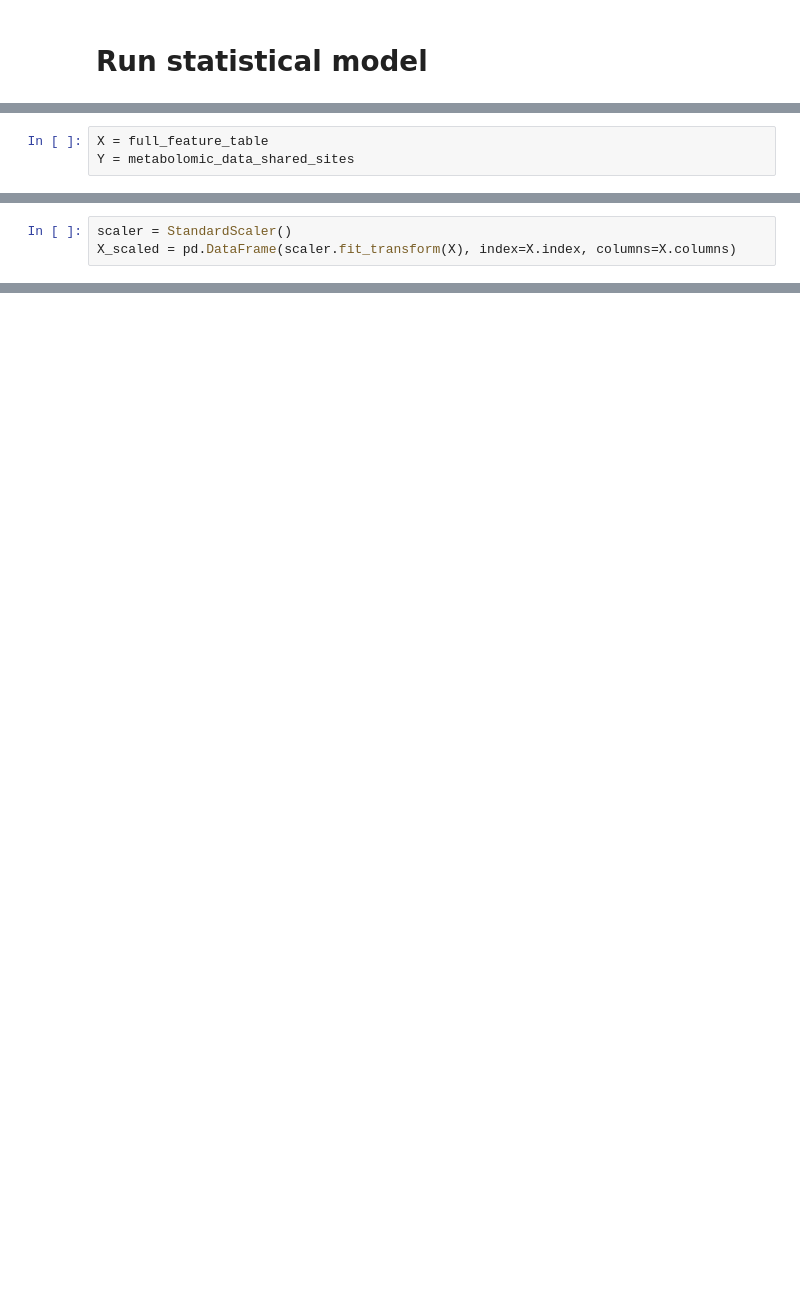
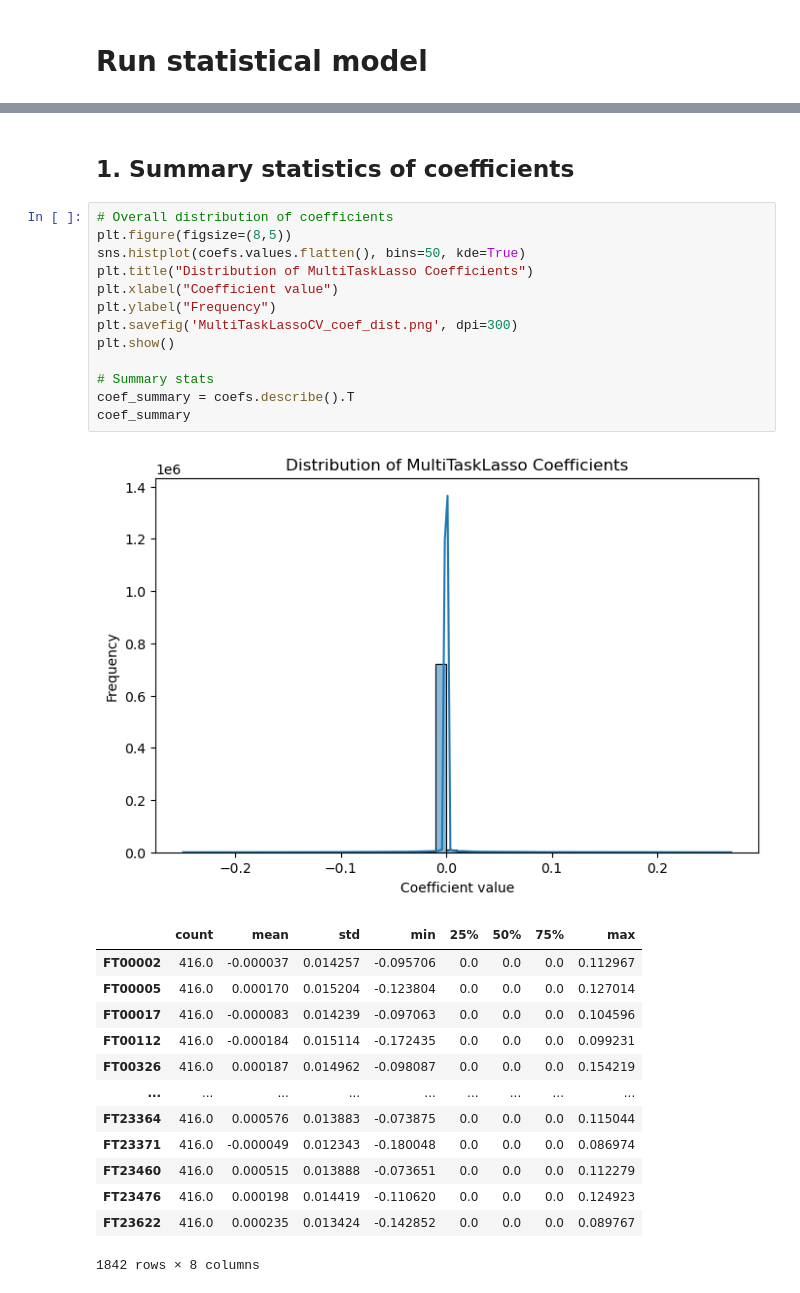
Before and after one commit to oramar1256/OMGeEP_AECO_Hackathon, a Jupyter notebook: OMGeEP_AECO_Hackathon.ipynb, the cells around one changed output, grey strips where cells are left out. Saved outputs shown, nothing was run; the diff lists cells and outputs as text; blank space fills up the shorter version.

```diff
--- a/OMGeEP_AECO_Hackathon.ipynb
+++ b/OMGeEP_AECO_Hackathon.ipynb
@@ -421,3 +377,0 @@ from sklearn.model_selection import StratifiedKFold, cross_val_score
-# %%
-X = full_feature_table
-Y = metabolomic_data_shared_sites
@@ -458,3 +377,0 @@ Name: Sum_Carotenes, dtype: object
-# %%
-scaler = StandardScaler()
-X_scaled = pd.DataFrame(scaler.fit_transform(X), index=X.index, columns=X.columns)
@@ -492,0 +439,30 @@ LogisticRegression does not accept missing values encoded as NaN natively. For s
+# %% [markdown]
+## 1. Summary statistics of coefficients
+# %%
+# Overall distribution of coefficients
+plt.figure(figsize=(8,5))
+sns.histplot(coefs.values.flatten(), bins=50, kde=True)
+plt.title("Distribution of MultiTaskLasso Coefficients")
+plt.xlabel("Coefficient value")
+plt.ylabel("Frequency")
+plt.savefig('MultiTaskLassoCV_coef_dist.png', dpi=300)
+plt.show()
+
+# Summary stats
+coef_summary = coefs.describe().T
+coef_summary
+# %% [output]
+[figure, added]
+|  | count | mean | std | min | 25% | 50% | 75% | max |
+| FT00002 | 416.0 | -0.000037 | 0.014257 | -0.095706 | 0.0 | 0.0 | 0.0 | 0.112967 |
+| FT00005 | 416.0 | 0.000170 | 0.015204 | -0.123804 | 0.0 | 0.0 | 0.0 | 0.127014 |
+| FT00017 | 416.0 | -0.000083 | 0.014239 | -0.097063 | 0.0 | 0.0 | 0.0 | 0.104596 |
+| FT00112 | 416.0 | -0.000184 | 0.015114 | -0.172435 | 0.0 | 0.0 | 0.0 | 0.099231 |
+| FT00326 | 416.0 | 0.000187 | 0.014962 | -0.098087 | 0.0 | 0.0 | 0.0 | 0.154219 |
+| ... | ... | ... | ... | ... | ... | ... | ... | ... |
+| FT23364 | 416.0 | 0.000576 | 0.013883 | -0.073875 | 0.0 | 0.0 | 0.0 | 0.115044 |
+| FT23371 | 416.0 | -0.000049 | 0.012343 | -0.180048 | 0.0 | 0.0 | 0.0 | 0.086974 |
+| FT23460 | 416.0 | 0.000515 | 0.013888 | -0.073651 | 0.0 | 0.0 | 0.0 | 0.112279 |
+| FT23476 | 416.0 | 0.000198 | 0.014419 | -0.110620 | 0.0 | 0.0 | 0.0 | 0.124923 |
+| FT23622 | 416.0 | 0.000235 | 0.013424 | -0.142852 | 0.0 | 0.0 | 0.0 | 0.089767 |
+1842 rows × 8 columns
```
Also changed, not shown: parts of 78 cells of this notebook.
